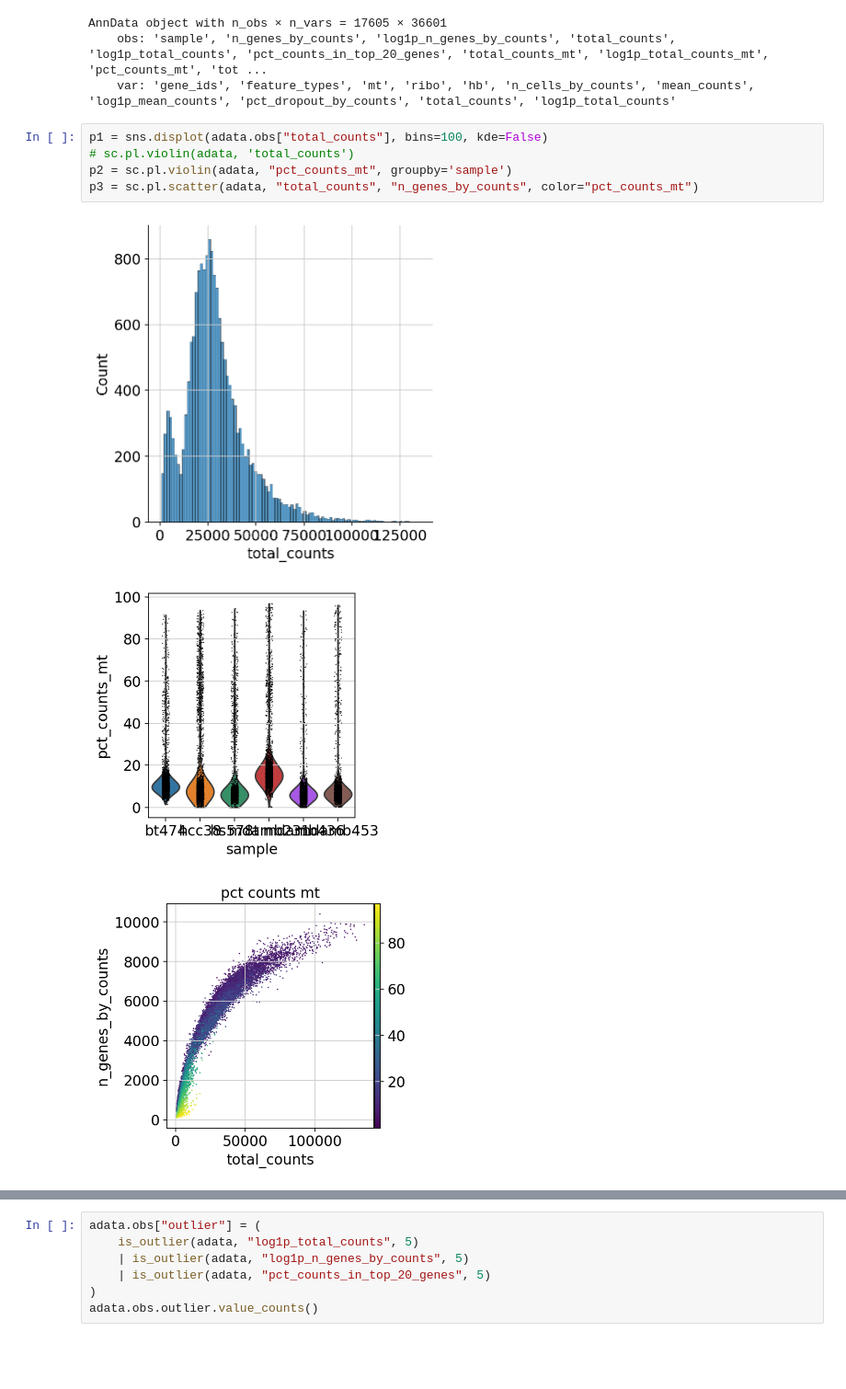
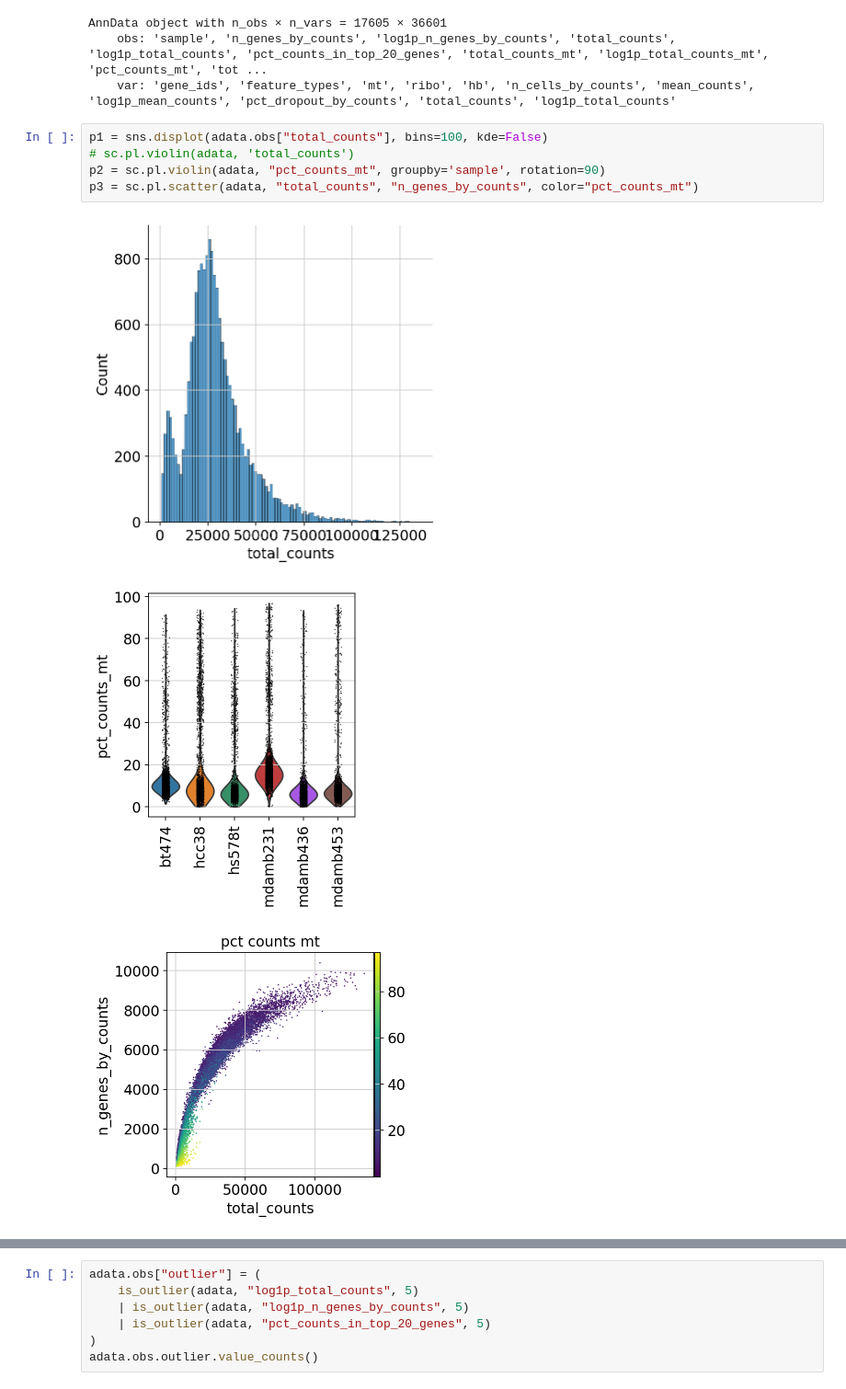
Before and after one commit to brocklab/clusterCleaver-analysis, a Jupyter notebook: notebooks/process10x.ipynb, the cells around one changed output, grey strips where cells are left out. Shown at 92% size. Saved outputs shown, nothing was run; the diff lists cells and outputs as text; blank space fills up the shorter version.

```diff
--- a/notebooks/process10x.ipynb
+++ b/notebooks/process10x.ipynb
@@ -50,11 +50,11 @@ AnnData object with n_obs × n_vars = 17605 × 36601
 # %%
 p1 = sns.displot(adata.obs["total_counts"], bins=100, kde=False)
 # sc.pl.violin(adata, 'total_counts')
-p2 = sc.pl.violin(adata, "pct_counts_mt", groupby='sample')
+p2 = sc.pl.violin(adata, "pct_counts_mt", groupby='sample', rotation=90)
 p3 = sc.pl.scatter(adata, "total_counts", "n_genes_by_counts", color="pct_counts_mt")
 # %% [output]
 [figure]
-[figure, old version]
+[figure, new version]
 [figure]
 # %%
 def is_outlier(adata, metric: str, nmads: int):
```
Also changed, not shown: parts of 3 cells of this notebook.
